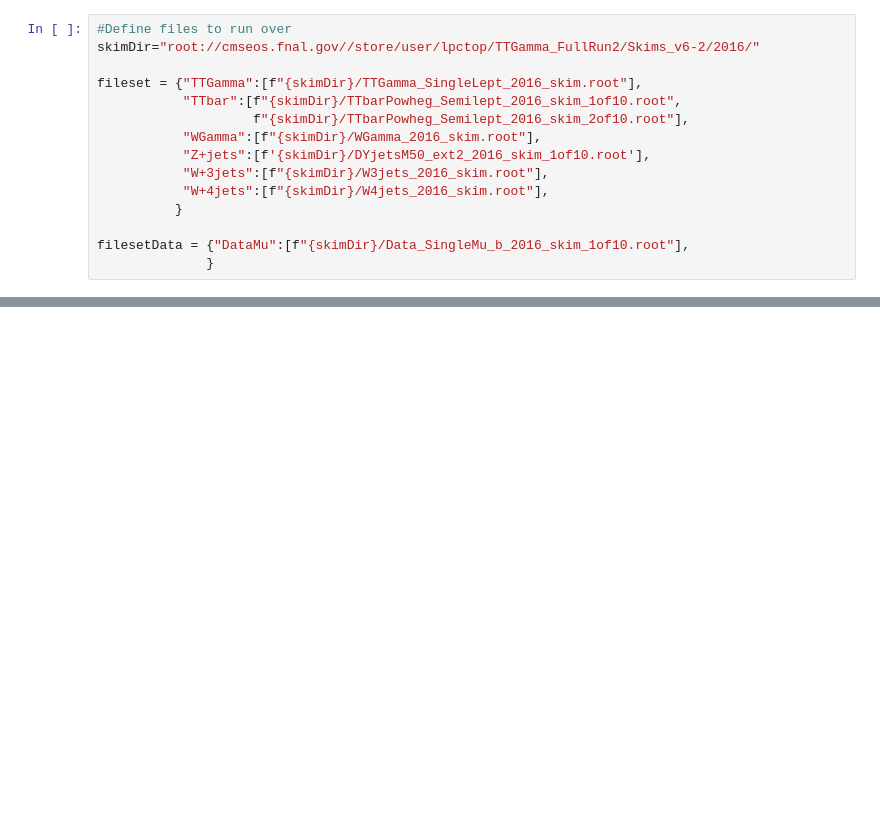
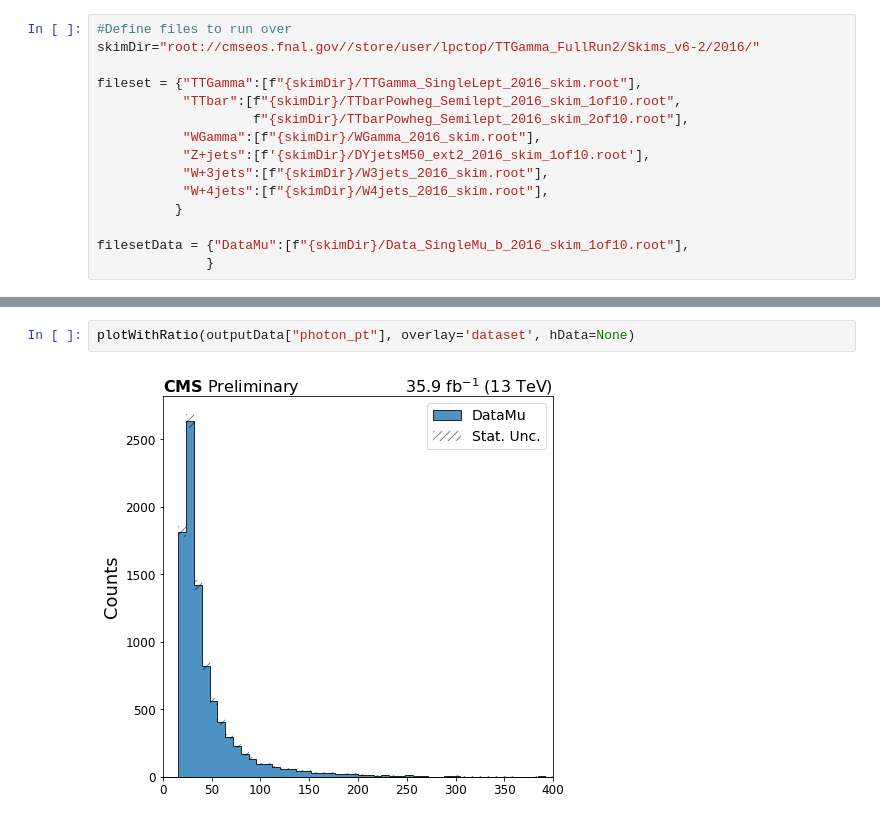
Before and after one commit to lorizahasa/TopAnalysisExample, a Jupyter notebook: Photon.ipynb, the cells around one changed output, grey strips where cells are left out. Saved outputs shown, nothing was run; the diff lists cells and outputs as text; blank space fills up the shorter version.

```diff
--- a/Photon.ipynb
+++ b/Photon.ipynb
@@ -318,0 +454,4 @@ Exception: Failed processing file: root://cmseos.fnal.gov//store/user/lpctop/TTG
+# %%
+plotWithRatio(outputData["photon_pt"], overlay='dataset', hData=None)
+# %% [output]
+[figure, added]
```
Also changed, not shown: parts of 14 cells of this notebook.
